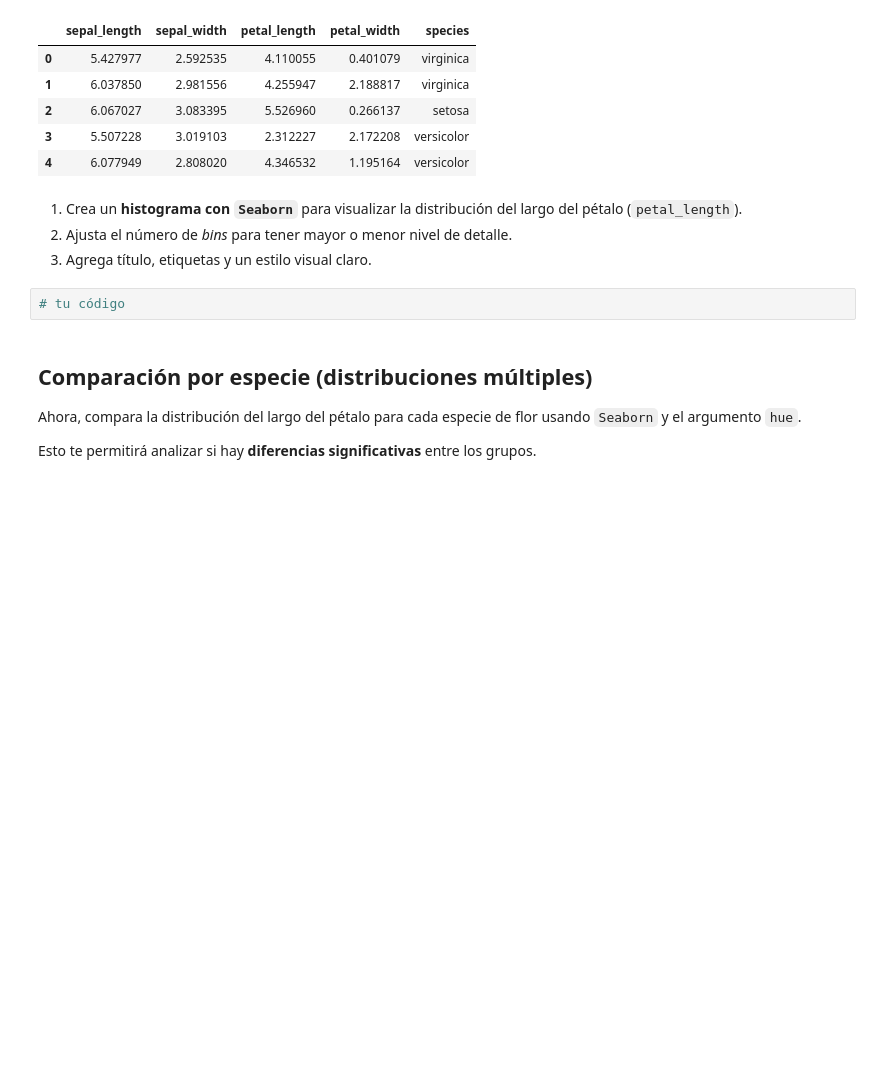
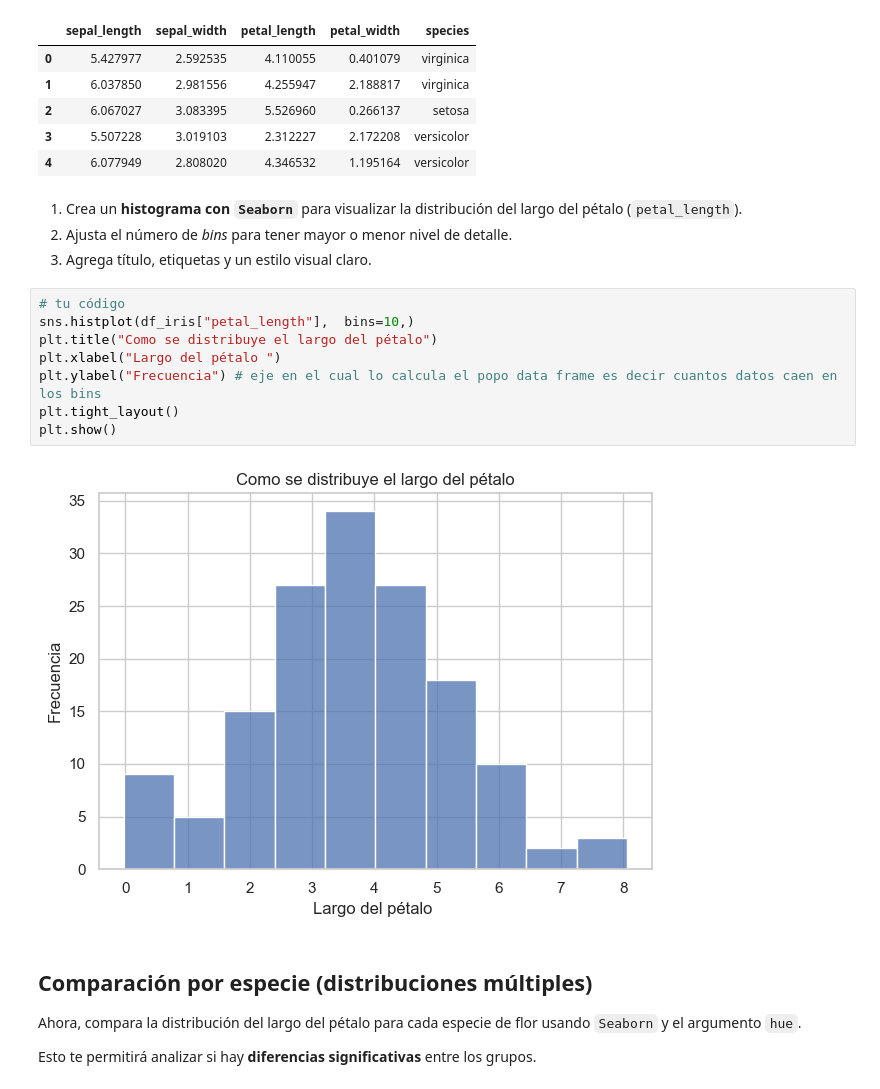
Before and after one commit to 4GeeksAcademy/Antuanvisualization-exercises-with-matplot-and-seaborn, a Jupyter notebook: notebook/Proyecto 2.ipynb, the cells around one changed output. Saved outputs shown, nothing was run; the diff lists cells and outputs as text; blank space fills up the shorter version.

```diff
--- a/notebook/Proyecto 2.ipynb
+++ b/notebook/Proyecto 2.ipynb
@@ -190,6 +231,14 @@ df_iris.head() # Mostrar DataFrame
 3. Agrega título, etiquetas y un estilo visual claro.
 # %%
 # tu código
+sns.histplot(df_iris["petal_length"],  bins=10,)
+plt.title("Como se distribuye el largo del pétalo")
+plt.xlabel("Largo del pétalo ")
+plt.ylabel("Frecuencia") # eje en el cual lo calcula el popo data frame es decir cuantos datos caen en los bins
+plt.tight_layout()
+plt.show()
+# %% [output]
+[figure, added]
 # %% [markdown]
 ## Comparación por especie (distribuciones múltiples)
 
```
Also changed, not shown: parts of 6 cells of this notebook, 1 other file.
